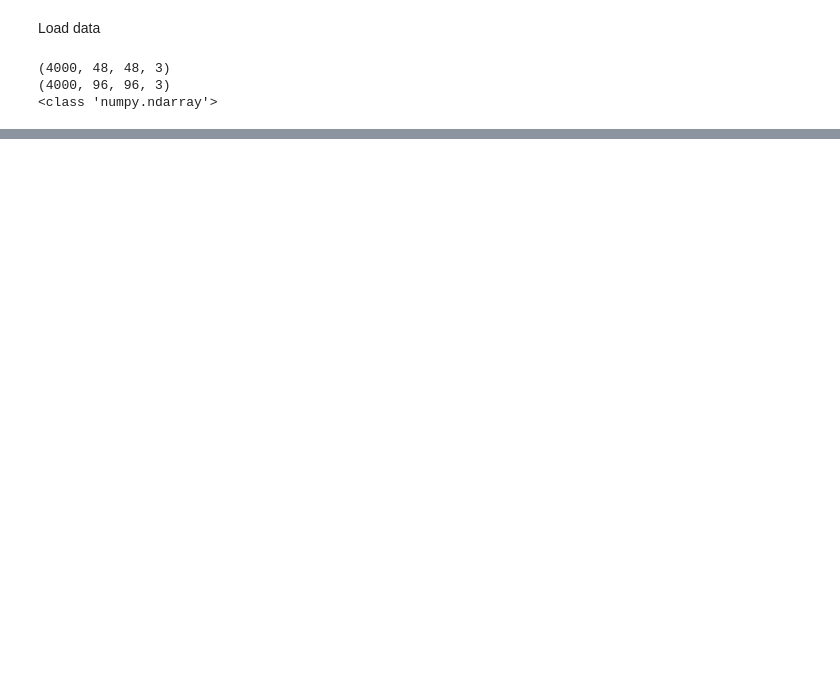
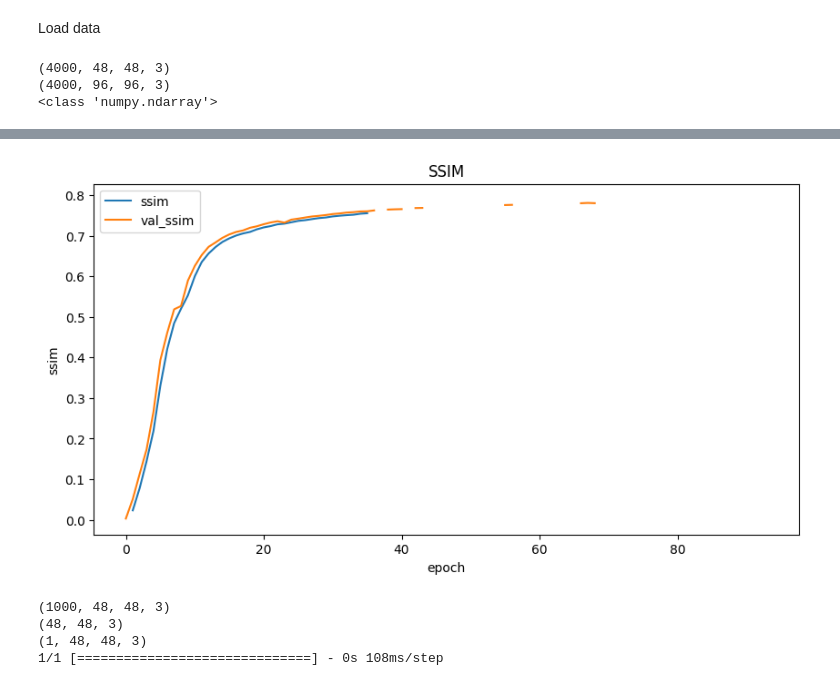
Before and after one commit to Rol3ert99/super-resolution, a Jupyter notebook: run.ipynb, the cells around one changed output, grey strips where cells are left out. Drawn from its saved outputs; the diff is of its cells as text; code cells hidden in the pictures; blank space fills up the shorter version.

```diff
--- a/run.ipynb
+++ b/run.ipynb
@@ -70,0 +178,24 @@ Epoch 1/100
+# %%
+plt.figure(figsize=(10, 5))
+plt.plot(metrics['ssim'], label='ssim')
+plt.plot(metrics['val_ssim'], label='val_ssim')
+plt.title('SSIM')
+plt.xlabel('epoch')
+plt.ylabel('ssim')
+plt.legend()
+plt.show()
+# %% [output]
+[figure, added]
+# %%
+print(X_test.shape)
+print(X_test[0].shape)
+
+sample = np.reshape(X_test[0], (1, X_test[0].shape[0], X_test[0].shape[1], X_test[0].shape[2]))
+print(sample.shape)
+
+predicted_image = model_unet.predict(sample)
+# %% [output]
+(1000, 48, 48, 3)
+(48, 48, 3)
+(1, 48, 48, 3)
+1/1 [==============================] - 0s 108ms/step
```
Also changed, not shown: parts of 13 cells of this notebook, 1 other file.
